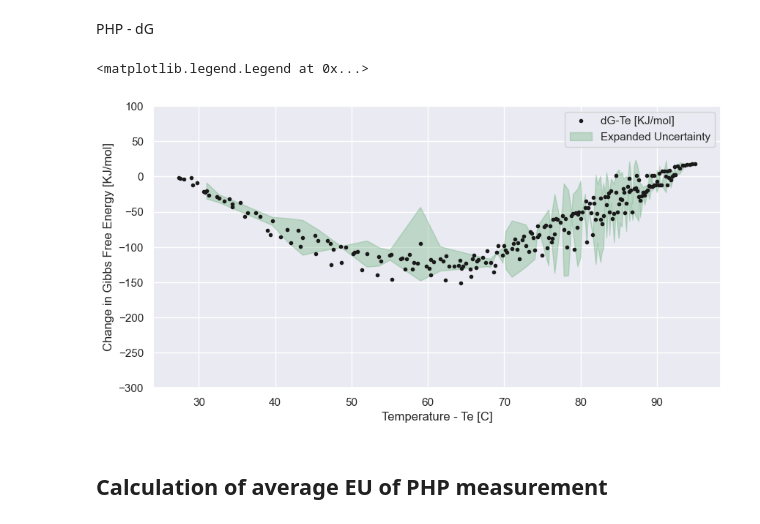
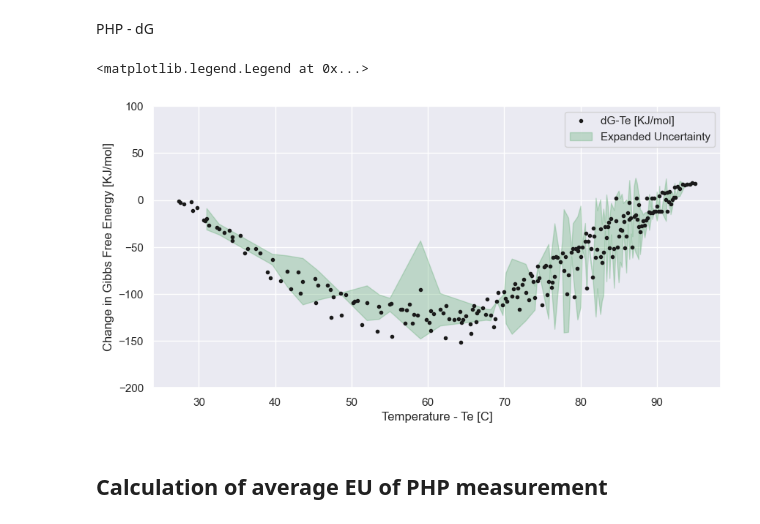
Before and after one commit to nirmalparmarphd/PulseHeatPipe, a Jupyter notebook: DA_php_al203_60fr.ipynb, the cells around one changed output. Saved outputs shown, nothing was run; the diff lists cells and outputs as text; code cells hidden in the pictures.

```diff
--- a/DA_php_al203_60fr.ipynb
+++ b/DA_php_al203_60fr.ipynb
@@ -245,14 +246,14 @@ PHP - dG
 # %%
 plt.figure(figsize=(10,5));
 plt.plot(df_mean['Te - AVG (oC)'], df_mean['dG [KJ/mol]'], '.k', label='dG-Te [KJ/mol]')
 plt.fill_between(df_mean_idx['Te - AVG (oC)'],df_mean_idx['dG [KJ/mol]'] - 2* df_std['dG [KJ/mol]'], df_mean_idx['dG [KJ/mol]'] + 2* df_std['dG [KJ/mol]'], color='g', alpha=0.3, label='Expanded Uncertainty')
-plt.ylim(-300,100)
+plt.ylim(-200,100)
 plt.xlabel('Temperature - Te [C]')
 plt.ylabel('Change in Gibbs Free Energy [KJ/mol]')
 plt.legend()
 # %% [output]
 <matplotlib.legend.Legend at 0x...>
-[figure, old version]
+[figure, new version]
 # %% [markdown]
 ## Calculation of average EU of PHP measurement
 # %% [markdown]
```
Also changed, not shown: parts of 4 cells of this notebook, 4 other files.
